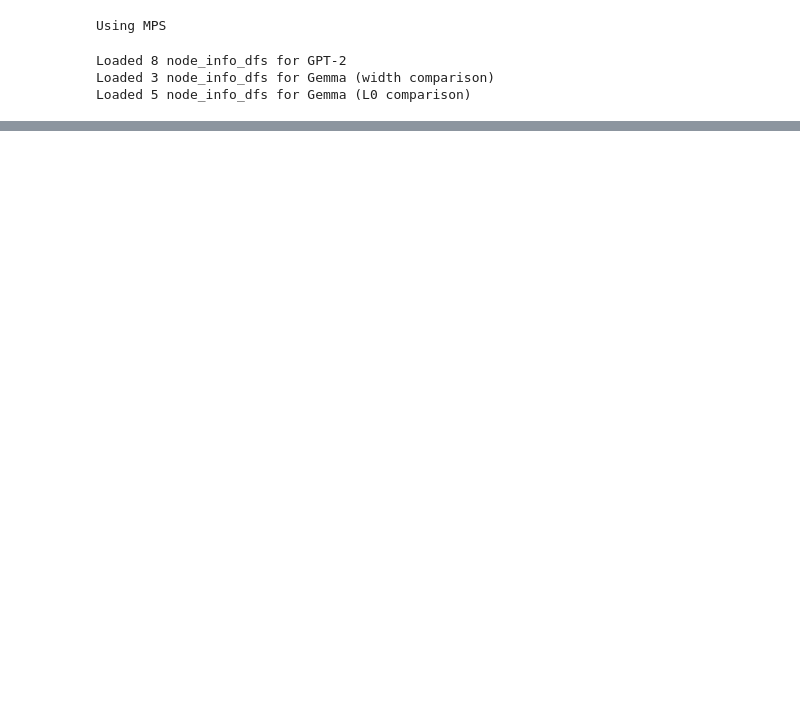
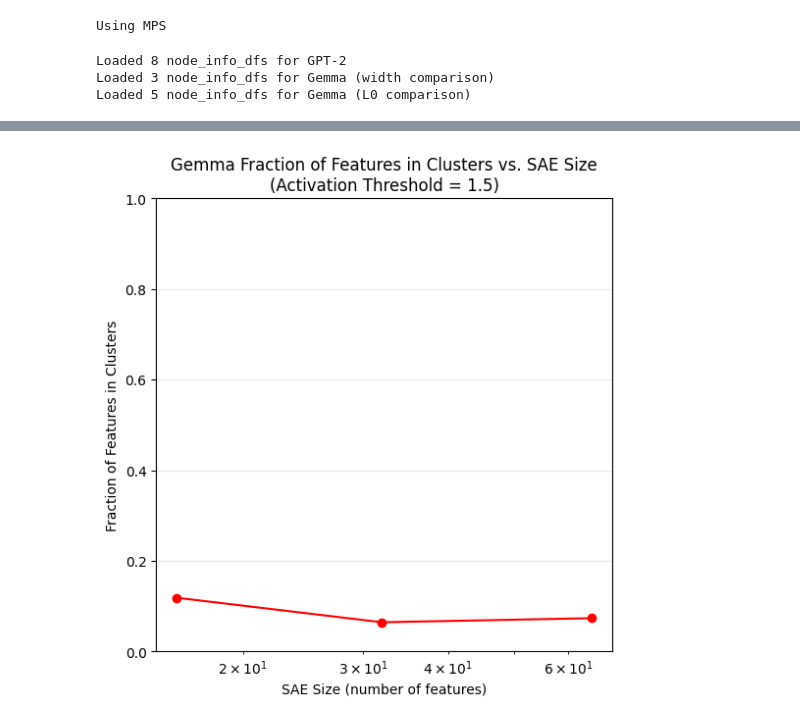
Before and after one commit to MClarke1991/sae_cooccurrence, a Jupyter notebook: src/size_effects/subgraph_size_vs_width.ipynb, the cells around one changed output, grey strips where cells are left out. Saved outputs shown, nothing was run; the diff lists cells and outputs as text; code cells hidden in the pictures; blank space fills up the shorter version.

```diff
--- a/src/size_effects/subgraph_size_vs_width.ipynb
+++ b/src/size_effects/subgraph_size_vs_width.ipynb
@@ -307,0 +352,20 @@ plt.close()
+# %%
+# Gemma width
+plt.figure(figsize=(6, 6))
+plt.plot(gemma_sizes, gemma_cluster_fractions, "o-", color="red")
+plt.xscale("log")
+plt.xlabel("SAE Size (number of features)")
+plt.ylabel("Fraction of Features in Clusters")
+plt.title(
+    f"Gemma Fraction of Features in Clusters vs. SAE Size\n(Activation Threshold = {activation_threshold})"
+)
+plt.grid(True, alpha=0.3)
+plt.savefig(
+    pj(gemma_width_output_dir, "gemma_cluster_fractions.png"),
+    dpi=300,
+    bbox_inches="tight",
+)
+plt.ylim(0, 1)
+plt.show()
+# %% [output]
+[figure, added]
```
Also changed, not shown: parts of 3 cells of this notebook.
